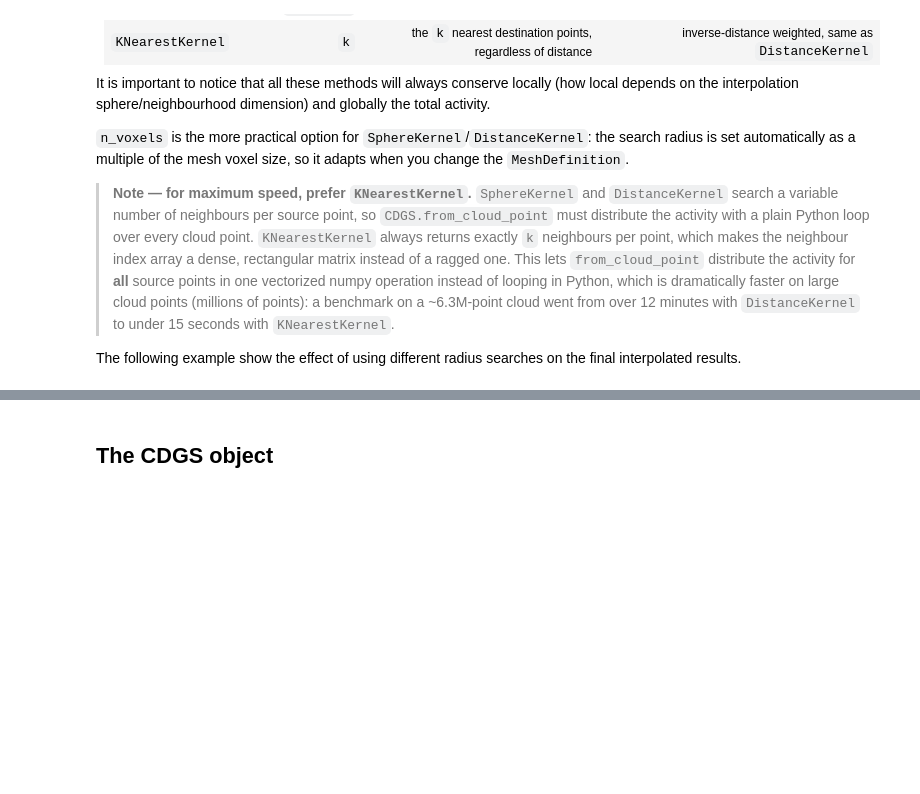
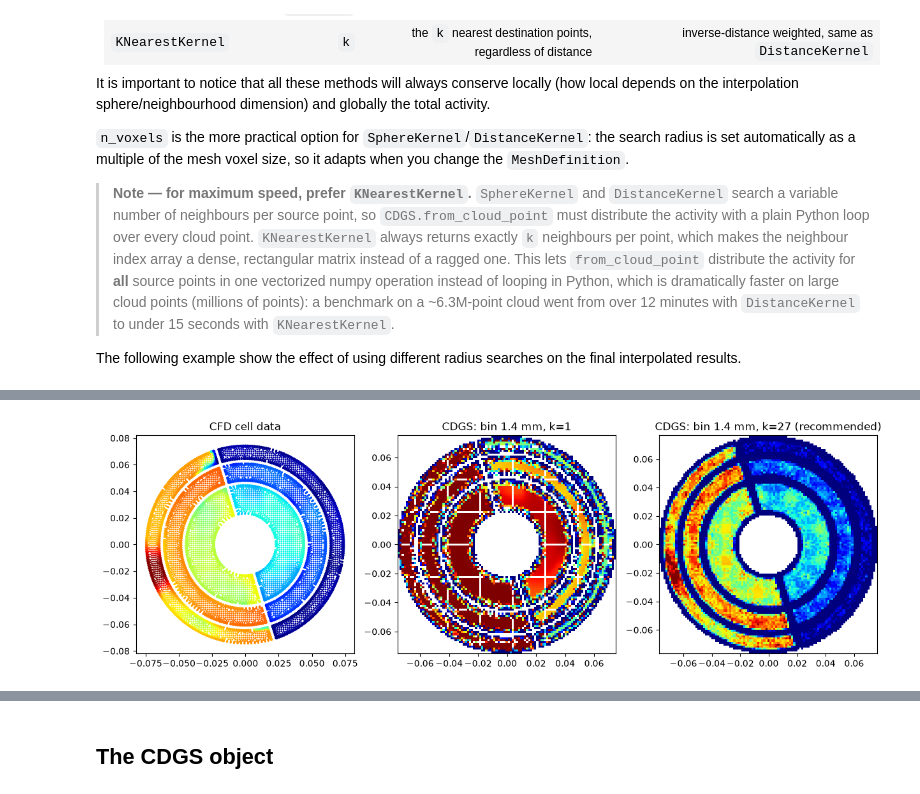
Before and after one commit to Fusion4Energy/F4Enix, a Jupyter notebook: docs/source/examples/output/jupyters/cdgs.ipynb, the cells around one changed output, grey strips where cells are left out. Cells and saved outputs as stored; diff of their text form; code cells hidden in the pictures; blank space fills up the shorter version.

```diff
--- a/docs/source/examples/output/jupyters/cdgs.ipynb
+++ b/docs/source/examples/output/jupyters/cdgs.ipynb
@@ -183,0 +283,22 @@ for k in [1, 2, 8]:
+# %%
+cdgs_rec = CDGS.from_cloud_point(
+    head_file,
+    {"N16": "n16"},
+    interpolation_kernel=KNearestKernel(k=recommended["k"]),
+    mesh_definition=MeshByBinSize((recommended["bin_size"],) * 3),
+    col_names=col_names,
+)
+
+fig, axs = plt.subplots(1, 3, figsize=(15, 5))
+plot_cloud_point(axs[0])
+plot_cdgs_section(axs[1], naive, "CDGS: bin 1.4 mm, k=1")
+plot_cdgs_section(
+    axs[2],
+    cdgs_rec,
+    f"CDGS: bin {recommended['bin_size'] * 1e3:.2g} mm, k={recommended['k']} "
+    "(recommended)",
+)
+for ax in axs:
+    ax.set_aspect("equal")
+# %% [output]
+[figure, added]
```
Also changed, not shown: parts of 16 cells of this notebook, 8 other files.
